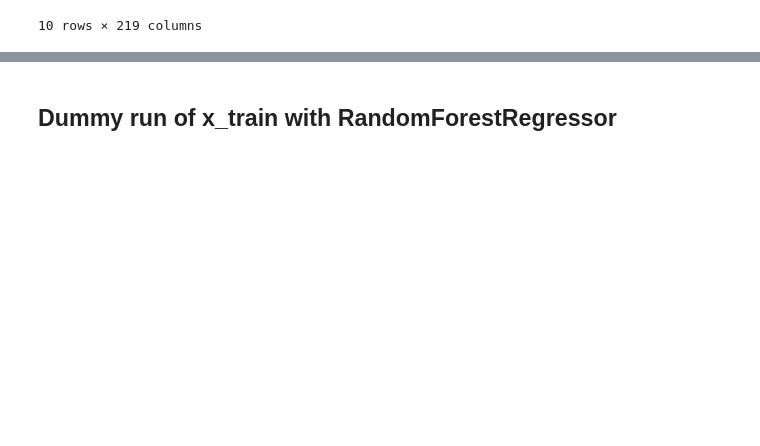
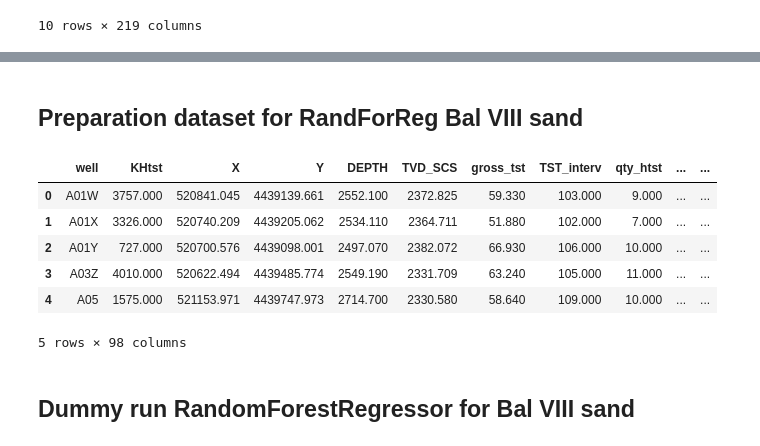
Before and after one commit to nadirzeynall/SPP_eilink, a Jupyter notebook: ACG_wells_JOİNT_BEST.ipynb, the cells around one changed output, grey strips where cells are left out. Saved outputs shown, nothing was run; the diff lists cells and outputs as text; code cells hidden in the pictures; blank space fills up the shorter version.

Commit message:
version with RFR architecture and better results of RFR training on test data

```diff
--- a/ACG_wells_JOİNT_BEST.ipynb
+++ b/ACG_wells_JOİNT_BEST.ipynb
@@ -661,0 +528,15 @@ df_prq.gross_pay = df_prq.gross_pay.astype('int')
+# %%
+#Average deviation per well & formation
+df_prq_devi = df_prq.groupby(['well','FORMATION'])['DEVI'].mean().reset_index()
+df_prq_devi.DEVI = round(df_prq_devi.DEVI)
+# df_prq_devi
+# %%
+#Reading csv with bal_kh_full anf joining xy-coord to datafram with KH full
+df_res_kh = pd.read_csv('df_bal_kh_full.csv')
+df_res_kh_xy = df_res_kh.set_index(['well','FORMATION']).join(xy_coord.set_index(['well','FORMATION'])).reset_index()
+# df_res_kh_xy.KH = df_res_kh_xy.KH+0.001
+df_res_kh_xy['KH_log10'] = np.log10(df_res_kh_xy.KH)
+df_res_kh_xy = df_res_kh_xy.set_index(['well','FORMATION']).join(df_prq_devi.set_index(['well','FORMATION'])).reset_index()
+df_prq_wstat = df_prq[['well', 'Status']].groupby('well')['Status'].apply(lambda x: x.iloc[0]).reset_index()
+df_res_kh_xy = df_res_kh_xy.set_index('well').join(df_prq_wstat.set_index('well')).reset_index()
+df_res_kh_xy.sample(3)
@@ -1753,0 +1905,6 @@ distance_bal8_final.head(10)
+# %%
+fmname = 'Balakhany VIII sand'
+broken_wells_bal8 = ['A21', 'J04', 'E39', 'H01Z']
+# for wellname in df_8chg_test_flt[~df_8chg_test_flt.well.isin(broken_wells_bal8)].well.unique()[:]:
+#     well_display(wellname, fmname)
+well_display('A01X', fmname)
@@ -1753,0 +1913,34 @@ distance_bal8_final.head(10)
+# %% [markdown]
+## Preparation dataset for RandForReg Bal VIII sand
+# %%
+# Construction of dummy prediction dataframe separately for Bal VIII sand
+csg_well_8 = df_khtst_bal_qcl_csg_sel[df_khtst_bal_qcl_csg_sel.FORMATION=='Balakhany VIII sand'].well.unique()
+df_prq_gross_tstsum2.rename(columns={'TST_sum':'gross_tst'}, inplace=True)
+df_prq_gross_tst = df_prq_gross_tstsum2.drop(['FORMATION','tst_qc'], axis=1)
+df_fu_tst_final_bal8 = df_fu_tst_final[df_fu_tst_final.FORMATION=='Balakhany VIII sand']
+df_fu_tst_final_bal8 = df_fu_tst_final_bal8[['well', 'TST_interv']]
+df_khtst_xy_8_chg_full = pd.concat([df_khtst_xy_8_chg, df_khtst_xy_8_inj_chg])
+df_khtst_8chg = df_khtst_xy_8_chg_full.drop(['FORMATION','KH_log10','Status', 'field'], axis=1)
+df_khtst_8chg_dist = df_khtst_8chg.set_index('well').join(distance_bal8_final).reset_index()
+df_khtst_8chg_dist = df_khtst_8chg_dist[~df_khtst_8chg_dist.well.isin(csg_well_8)]
+df_khtst_8chg_dist_gross = df_khtst_8chg_dist.set_index('well').join(df_prq_gross_tst.set_index('well'))
+df_khtst_8chg_dist_gross_interv = df_khtst_8chg_dist_gross.join(df_fu_tst_final_bal8.set_index('well'))
+df_khtst_8chg_dist_gross_interv_qty = df_khtst_8chg_dist_gross_interv.join(df_qty_htst_bal8.set_index('well'))
+df_8chg_test = df_khtst_8chg_dist_gross_interv_qty.copy().reset_index().drop('FORMATION', axis=1)
+df_8chg_test.dropna(how='any', axis='rows', inplace=True)
+df_8chg_test_filter_1 = ['well', 'KHtst', 'X', 'Y', 'DEPTH', 'TVD_SCS', 'gross_tst', 'TST_interv', 'qty_htst']
+df_8chg_test_filter_2 = list(df_8chg_test.well.unique())
+df_8chg_test_flt = df_8chg_test.filter(df_8chg_test_filter_1 + df_8chg_test_filter_2)
+df_8chg_test_flt = df_8chg_test_flt[~df_8chg_test_flt.well.isin(broken_wells_bal8)].reset_index().drop('index', axis=1)
+y = np.array(df_8chg_test_flt['KHtst'].values)
+x = np.array(df_8chg_test_flt.drop(['well','KHtst'], axis=1))
+# print(df_8chg_test_flt.columns)
+df_8chg_test_flt.head()
+# %% [output]
+|  | well | KHtst | X | Y | DEPTH | TVD_SCS | gross_tst | TST_interv | qty_htst | ... | ... |
+| 0 | A01W | 3757.000 | 520841.045 | 4439139.661 | 2552.100 | 2372.825 | 59.330 | 103.000 | 9.000 | ... | ... |
+| 1 | A01X | 3326.000 | 520740.209 | 4439205.062 | 2534.110 | 2364.711 | 51.880 | 102.000 | 7.000 | ... | ... |
+| 2 | A01Y | 727.000 | 520700.576 | 4439098.001 | 2497.070 | 2382.072 | 66.930 | 106.000 | 10.000 | ... | ... |
+| 3 | A03Z | 4010.000 | 520622.494 | 4439485.774 | 2549.190 | 2331.709 | 63.240 | 105.000 | 11.000 | ... | ... |
+| 4 | A05 | 1575.000 | 521153.971 | 4439747.973 | 2714.700 | 2330.580 | 58.640 | 109.000 | 10.000 | ... | ... |
+5 rows × 98 columns
@@ -1754,2 +2000,2 @@ distance_bal8_final.head(10)
 # %% [markdown]
-## Dummy run of x_train with RandomForestRegressor
+## Dummy run RandomForestRegressor for Bal VIII sand
```
Also changed, not shown: parts of 76 cells of this notebook, 50 other files.
